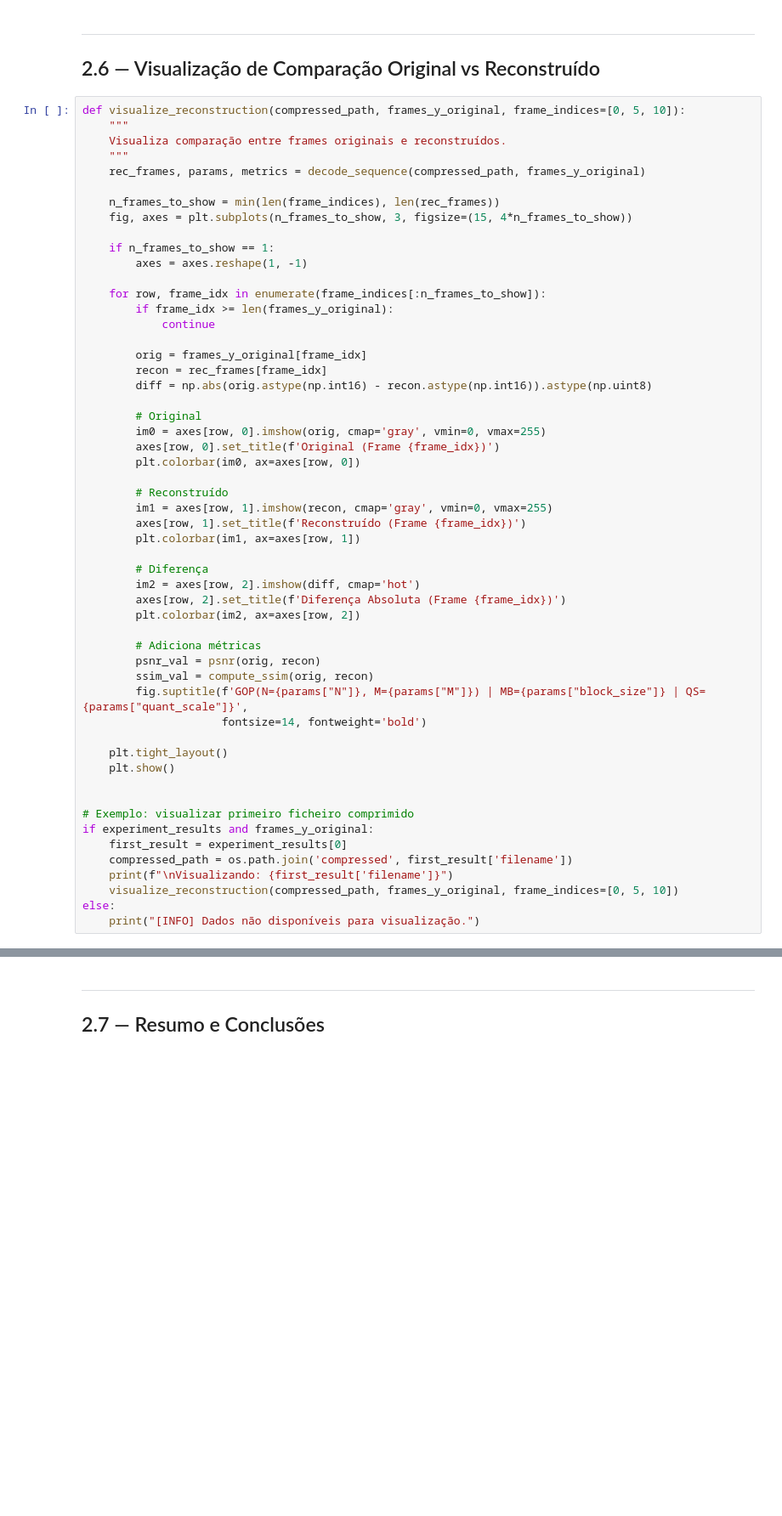
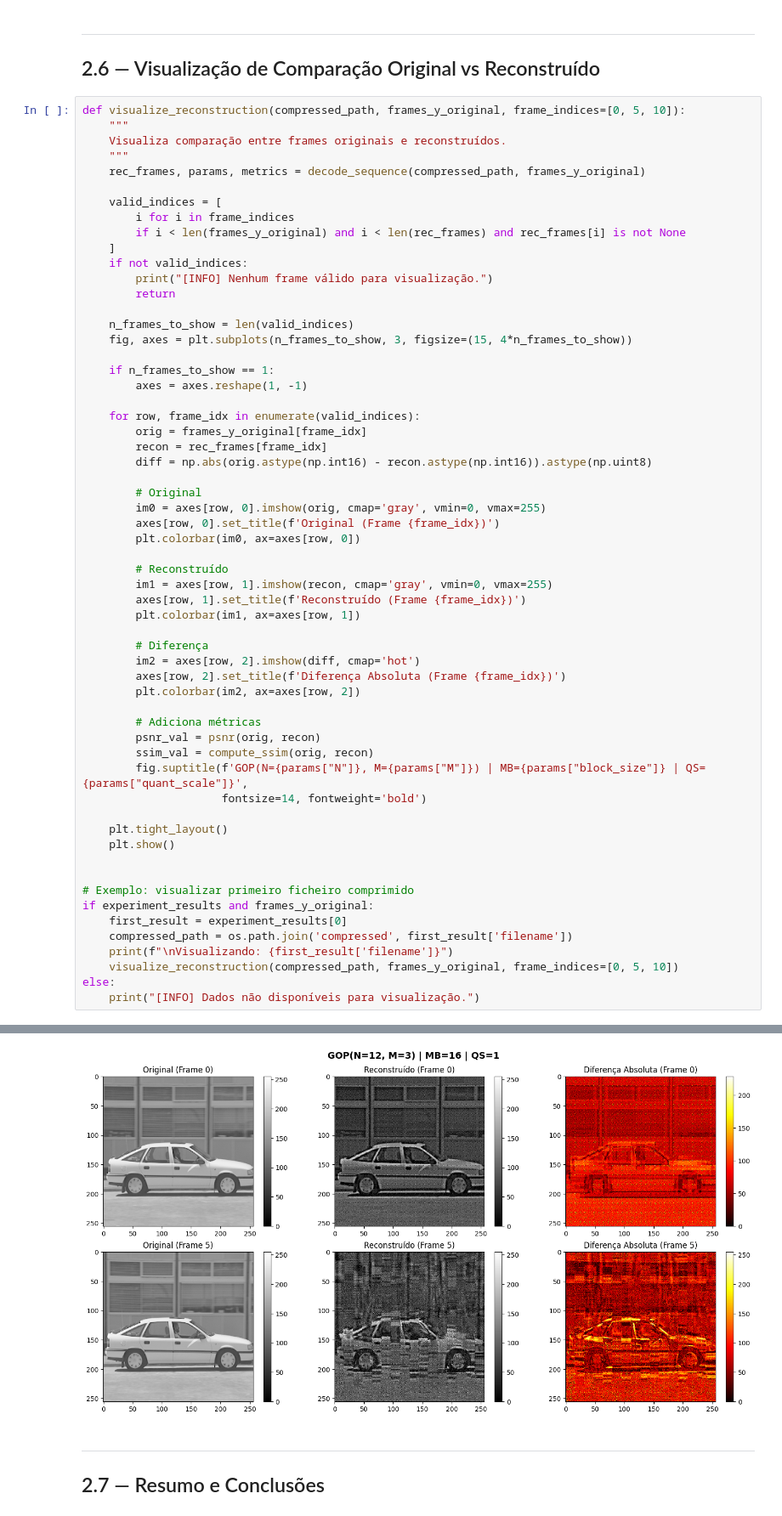
Before and after one commit to cruzafonso3/CIM-assignment-5, a Jupyter notebook: Part2.ipynb, the cells around one changed output, grey strips where cells are left out. Shown at 85% size. Drawn from its saved outputs; the diff is of its cells as text; blank space fills up the shorter version.

```diff
--- a/Part2.ipynb
+++ b/Part2.ipynb
@@ -630,16 +735,21 @@ def visualize_reconstruction(compressed_path, frames_y_original, frame_indices=[
     """
     rec_frames, params, metrics = decode_sequence(compressed_path, frames_y_original)
 
-    n_frames_to_show = min(len(frame_indices), len(rec_frames))
+    valid_indices = [
+        i for i in frame_indices
+        if i < len(frames_y_original) and i < len(rec_frames) and rec_frames[i] is not None
+    ]
+    if not valid_indices:
+        print("[INFO] Nenhum frame válido para visualização.")
+        return
+
+    n_frames_to_show = len(valid_indices)
     fig, axes = plt.subplots(n_frames_to_show, 3, figsize=(15, 4*n_frames_to_show))
 
     if n_frames_to_show == 1:
         axes = axes.reshape(1, -1)
 
-    for row, frame_idx in enumerate(frame_indices[:n_frames_to_show]):
-        if frame_idx >= len(frames_y_original):
-            continue
-
+    for row, frame_idx in enumerate(valid_indices):
         orig = frames_y_original[frame_idx]
         recon = rec_frames[frame_idx]
         diff = np.abs(orig.astype(np.int16) - recon.astype(np.int16)).astype(np.uint8)
@@ -677,3 +787,4 @@ if experiment_results and frames_y_original:
     visualize_reconstruction(compressed_path, frames_y_original, frame_indices=[0, 5, 10])
 else:
     print("[INFO] Dados não disponíveis para visualização.")
+# %% [output]
@@ -680,3 +808,4 @@ else:
+[figure, added]
 # %% [markdown]
 ---
 ## 2.7 — Resumo e Conclusões
```
Also changed, not shown: parts of 12 cells of this notebook, 1 other file.
